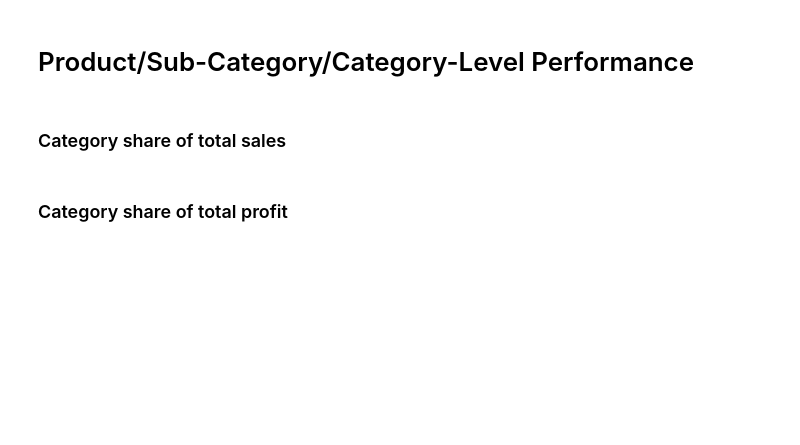
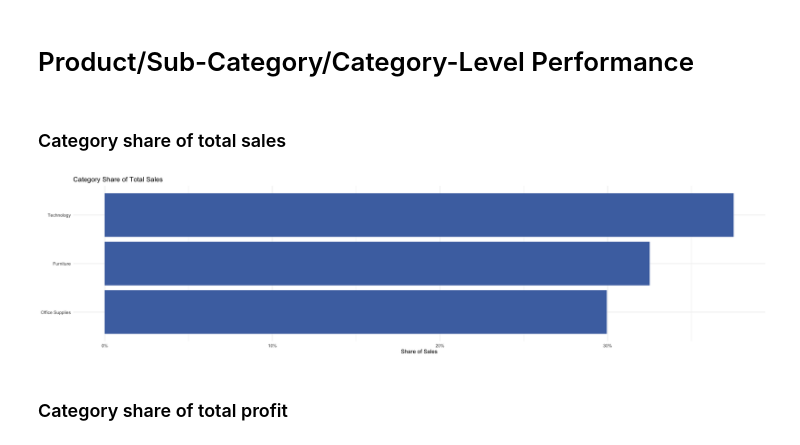
Before and after one commit to aleksiakolo/product-sales-analysis, a Jupyter notebook: notebooks/visualization/01_overall_perfromance.ipynb, the cells around one changed output. Saved outputs shown, nothing was run; the diff lists cells and outputs as text; code cells hidden in the pictures; blank space fills up the shorter version.

```diff
--- a/notebooks/visualization/01_overall_perfromance.ipynb
+++ b/notebooks/visualization/01_overall_perfromance.ipynb
@@ -237,5 +287,27 @@ ggplot(orders, aes(x = sales, y = profit, color = category)) +
 # Product/Sub-Category/Category-Level Performance
 # %% [markdown]
 ### Category share of total sales
+# %%
+category_sales_share <- orders %>%
+    group_by(category) %>%
+    summarise(
+        total_sales = sum(sales),
+        .groups = "drop"
+    ) %>%
+    mutate(share = total_sales / sum(total_sales))
+
+ggplot(category_sales_share,
+        aes(x = reorder(category, share), y = share)) +
+    geom_col(fill = "#4c72b0") +
+    coord_flip() +
+    scale_y_continuous(labels = scales::percent_format()) +
+    labs(
+        title = "Category Share of Total Sales",
+        x = NULL,
+        y = "Share of Sales"
+    ) +
+    theme_minimal()
+# %% [output]
+[figure, added]
 # %% [markdown]
 ### Category share of total profit
```
Also changed, not shown: parts of 25 cells of this notebook, 6 other files.
